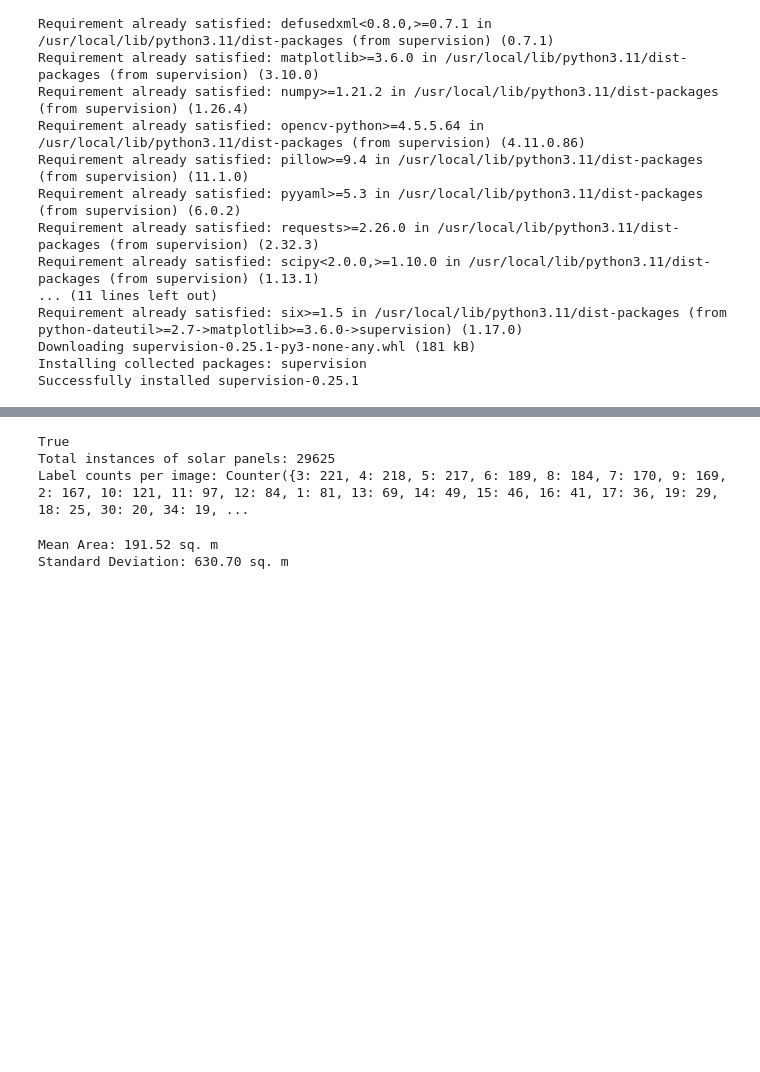
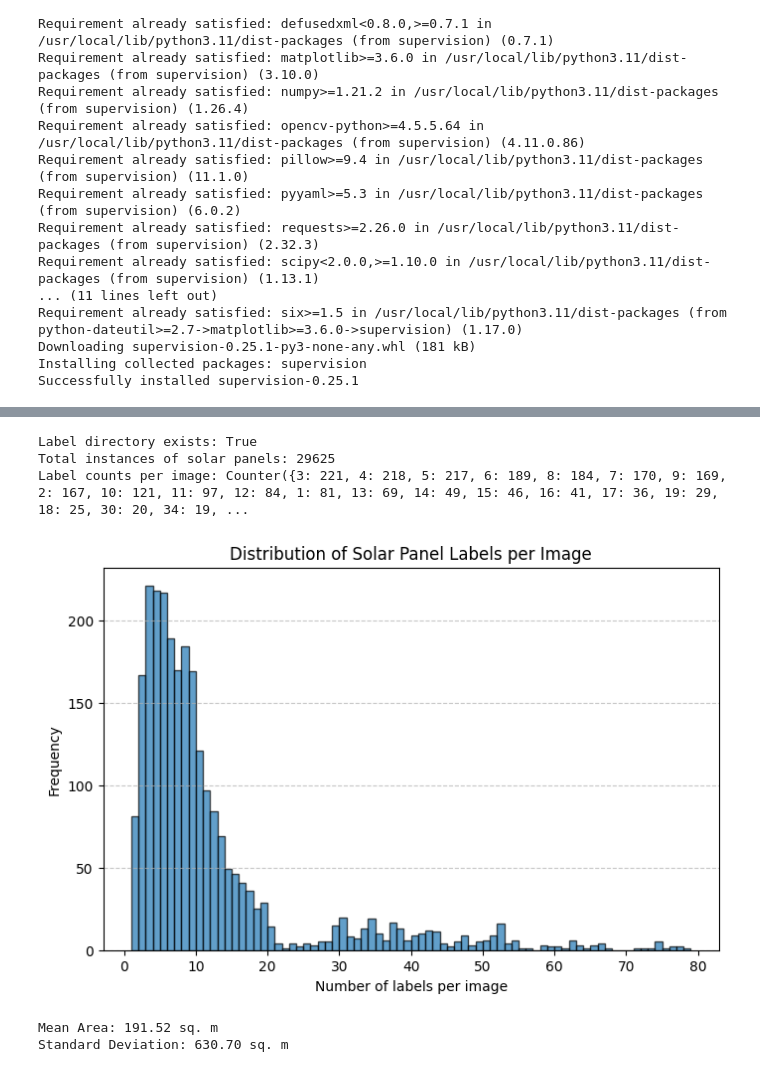
Before and after one commit to enfuego27826/srip-selection-task, a Jupyter notebook: srip_assignment.ipynb, the cells around one changed output, grey strips where cells are left out. Cells and saved outputs as stored; diff of their text form; code cells hidden in the pictures; blank space fills up the shorter version.

```diff
--- a/srip_assignment.ipynb
+++ b/srip_assignment.ipynb
@@ -73,27 +75,39 @@ Successfully installed supervision-0.25.1
 # %%
-label_dir = os.path.join(path,"labels/labels_native")
-img_dir = os.path.join(path,"image_chips_native")
+label_dir = os.path.join(path, "labels/labels_native")
+img_dir = os.path.join(path, "image_chips_native")
 
-print(os.path.exists(label_dir))
+print("Label directory exists:", os.path.exists(label_dir))
+
 label_per_img = []
 total_instances = 0
 
-
-for files in os.listdir(label_dir):
-    file_path = os.path.join(label_dir,files)
-    with open(file_path,"r") as fs:
+for file in os.listdir(label_dir):
+    file_path = os.path.join(label_dir, file)
+    with open(file_path, "r") as fs:
         lines = fs.readlines()
         label_per_img.append(len(lines))
         total_instances += len(lines)
 
 print(f"Total instances of solar panels: {total_instances}")
 
 label_counts = Counter(label_per_img)
 print(f"Label counts per image: {label_counts}")
+
+plt.figure(figsize=(8, 5))
+plt.hist(label_per_img, bins=range(1, max(label_per_img) + 2), edgecolor='black', alpha=0.7)
+plt.xlabel("Number of labels per image")
+plt.ylabel("Frequency")
+plt.title("Distribution of Solar Panel Labels per Image")
+
+plt.xticks(range(0, max(label_per_img) + 10, 10))
+
+plt.grid(axis='y', linestyle='--', alpha=0.7)
+plt.show()
 # %% [output]
-True
+Label directory exists: True
 Total instances of solar panels: 29625
 Label counts per image: Counter({3: 221, 4: 218, 5: 217, 6: 189, 8: 184, 7: 170, 9: 169, 2: 167, 10: 121, 11: 97, 12: 84, 1: 81, 13: 69, 14: 49, 15: 46, 16: 41, 17: 36, 19: 29, 18: 25, 30: 20, 34: 19, ...
+[figure, added]
 # %%
 pixel_to_meter = 0.31
 img_size = 416
```
Also changed, not shown: parts of 2 cells of this notebook.
